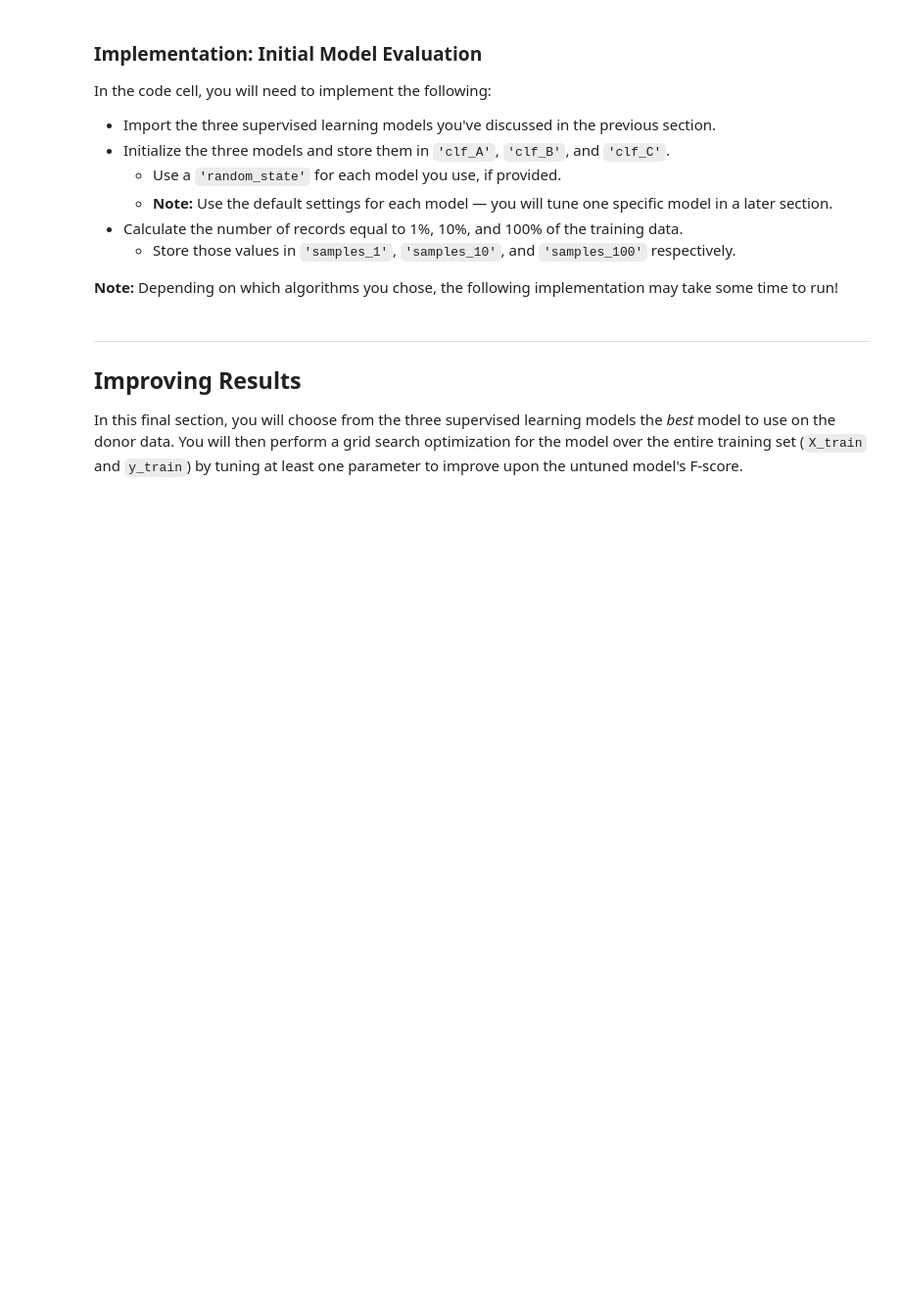
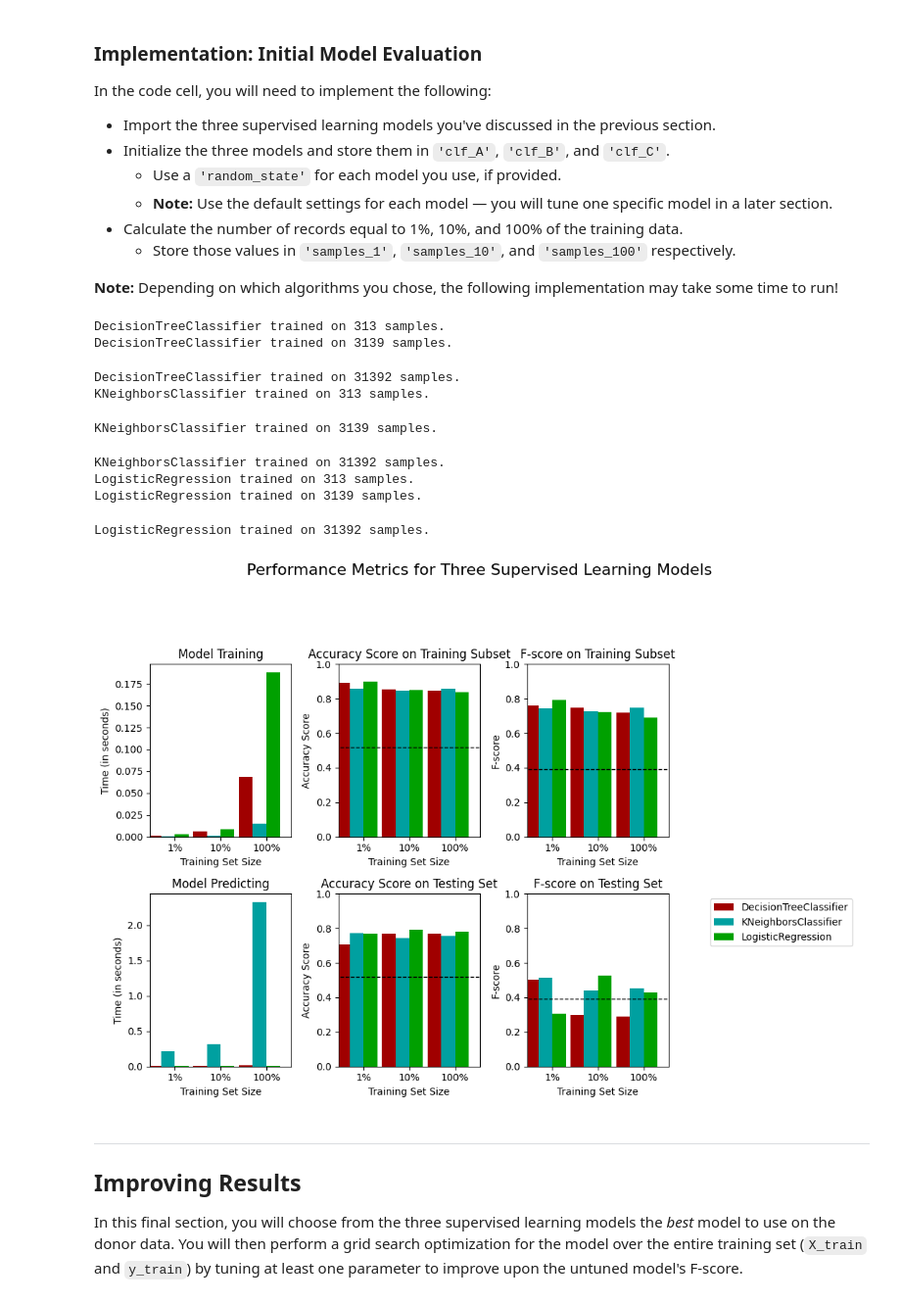
Before and after one commit to SonsonAI/Amit, a Jupyter notebook: Regression ProjectTwo/P2/finding_donors/finding_donors.ipynb, the cells around one changed output. Shown: that part at 98% size. Saved outputs shown, nothing was run; the diff lists cells and outputs as text; code cells hidden in the pictures; blank space fills up the shorter version.

```diff
--- a/Regression ProjectTwo/P2/finding_donors/finding_donors.ipynb
+++ b/Regression ProjectTwo/P2/finding_donors/finding_donors.ipynb
@@ -251,11 +251,8 @@ pandas.core.series.Series
 features_final = pd.get_dummies(features_log_minmax_transform)
 
 # TODO: Encode the 'income_raw' data to numerical values
-dic = {
-    "<=50K":0,
-    ">50K":1,
-}
-income = income_raw.replace([">50K", "<=50K"], ''''Perfect for replacing series in pandas'''
+'''Perfect for replacing series in pandas'''
+income = income_raw.replace([">50K", "<=50K"],
                         [1,0])
 
 # Print the number of features after one-hot encoding
@@ -444,17 +429,12 @@ LogisticReg(X_train,y_train,X_test)
 Accuracy: 0.8288735983690112
 [0 1 0 ... 0 0 0]
 # %%
-def Knn(x_train,y_train,X_test):
-    x_train = x_train
-    y_train = y_train
-    X_test = X_test
-    scaler = StandardScaler()
-    X_train = scaler.fit_transform(x_train)
-    X_test = scaler.transform(X_test)
-    knn = KNeighborsClassifier(n_neighbors=6)
-    knn.fit(X_train, y_train)
-    y_pred3 = knn.predict(X_test)
-    print("Accuracy:",accuracy_score(y_test, y_pred3))
-    print(y_pred3)
-Knn(X_train,y_train,X_test)
+scaler = StandardScaler()
+x_train = scaler.fit_transform(X_train)
+x_test = scaler.transform(X_test)
+knn = KNeighborsClassifier()
+knn.fit(X_train, y_train)
+y_pred3 = knn.predict(X_test)
+print("Accuracy:",accuracy_score(y_test, y_pred3))
+print(y_pred3)
 # %% [output]
@@ -560,30 +595,41 @@ In the code cell, you will need to implement the following:
 # %%
 # TODO: Import the three supervised learning models from sklearn
 
 # TODO: Initialize the three models
-clf_A = None
-clf_B = None
-clf_C = None
+clf_A = tree
+clf_B = knn
+clf_C = Logistic
 
 # TODO: Calculate the number of samples for 1%, 10%, and 100% of the training data
 # HINT: samples_100 is the entire training set i.e. len(y_train)
 # HINT: samples_10 is 10% of samples_100 (ensure to set the count of the values to be `int` and not `float`)
 # HINT: samples_1 is 1% of samples_100 (ensure to set the count of the values to be `int` and not `float`)
-samples_100 = None
-samples_10 = None
-samples_1 = None
+samples_100 = len(y_train)
+samples_10 = int(len(y_train) * 0.1)
+samples_1 = int(len(y_train) * 0.01)
 
 # Collect results on the learners
 results = {}
 for clf in [clf_A, clf_B, clf_C]:
     clf_name = clf.__class__.__name__
     results[clf_name] = {}
     for i, samples in enumerate([samples_1, samples_10, samples_100]):
         results[clf_name][i] = \
-        train_predict(clf, samples, X_train, y_train, X_test, y_test)
+        train_predict(clf, samples, x_train, y_train, X_test, y_test)
 
 # Run metrics visualization for the three supervised learning models chosen
 vs.evaluate(results, accuracy, fscore)
+# %% [output]
+DecisionTreeClassifier trained on 313 samples.
+DecisionTreeClassifier trained on 3139 samples.
+DecisionTreeClassifier trained on 31392 samples.
+KNeighborsClassifier trained on 313 samples.
+KNeighborsClassifier trained on 3139 samples.
+KNeighborsClassifier trained on 31392 samples.
+LogisticRegression trained on 313 samples.
+LogisticRegression trained on 3139 samples.
+LogisticRegression trained on 31392 samples.
+[figure, added]
 # %% [markdown]
 ----
 ## Improving Results
```
Also changed, not shown: parts of 18 cells of this notebook.
